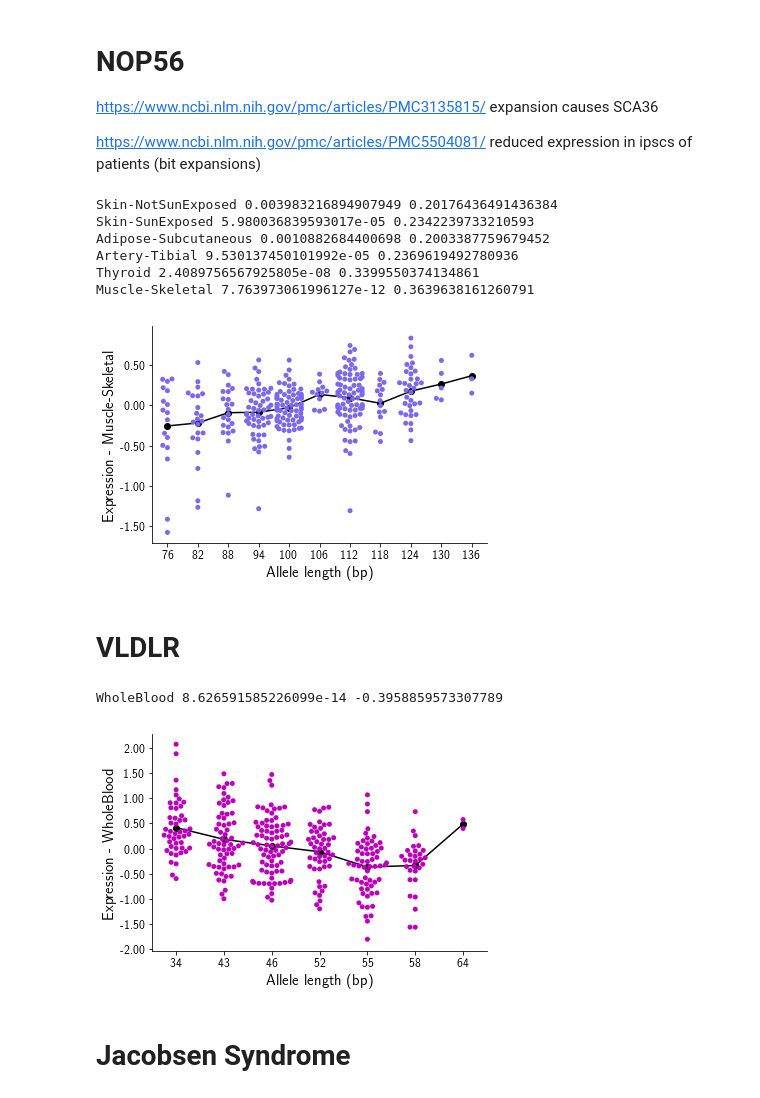
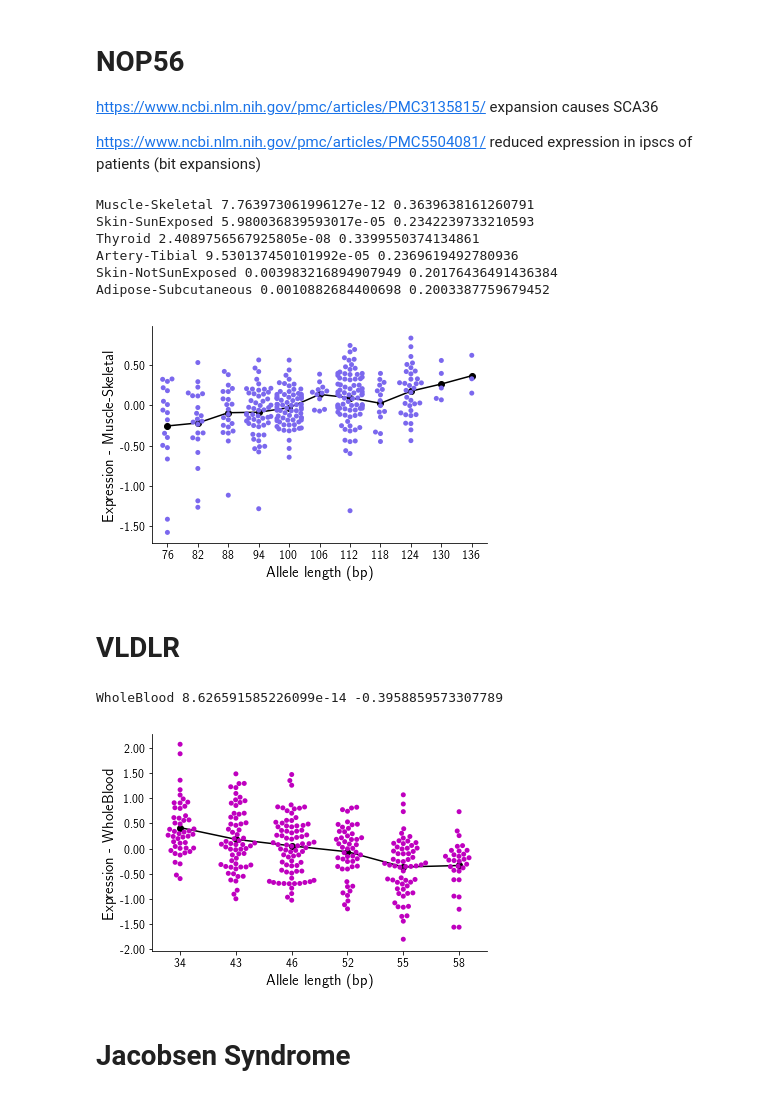
Before and after one commit to gymreklab/gtex-estrs-paper, a Jupyter notebook: Figures/eSTRLiteratureExamples.ipynb, the cells around one changed output. Saved outputs shown, nothing was run; the diff lists cells and outputs as text; code cells hidden in the pictures.

```diff
--- a/Figures/eSTRLiteratureExamples.ipynb
+++ b/Figures/eSTRLiteratureExamples.ipynb
@@ -99,15 +99,17 @@ def PlotESTR(gene, tissue, chrom, start, end, COLORS, fname=None):
     strgt = pd.read_csv("str_genotypes.tab", sep="\t", names=["sample","str"])
     strgt["sample"] = strgt["sample"].apply(lambda x: "-".join(x.split("-")[0:2]))
 
-    rmgts = []
-    for gt in sorted(list(set(strgt["str"]))):
-        if strgt[strgt["str"]==gt].shape[0] <3: rmgts.append(gt)
-    strgt = strgt[strgt["str"].apply(lambda x: x not in rmgts)]
 
     fig = plt.figure()
     ax = fig.add_subplot(111)
     expr = pd.read_csv("expr.tab", names=["sample","expr"])
     data = pd.merge(strgt, expr)
+
+    rmgts = []
+    for gt in sorted(list(set(data["str"]))):
+        if data[data["str"]==gt].shape[0] <3: rmgts.append(gt)
+    data = data[data["str"].apply(lambda x: x not in rmgts)]
+
     sns.swarmplot(x="str", y="expr", ax=ax, data=data, color=COLORS[tissue])
 
     means = data.groupby("str", as_index = False).agg({"expr": np.mean})
@@ -277,28 +279,28 @@ if SAVEPLOT: fname = os.path.join(RESULTSDIR, "SuppFig_Literature_NOP56.pdf")
 else: fname = None
 PlotESTR(gene, best_tissue, chrom, start, end, COLORS, fname=fname)
 # %% [output]
+Muscle-Skeletal 7.763973061996127e-12 0.3639638161260791
+Skin-SunExposed 5.980036839593017e-05 0.2342239733210593
+Thyroid 2.4089756567925805e-08 0.3399550374134861
+Artery-Tibial 9.530137450101992e-05 0.2369619492780936
 Skin-NotSunExposed 0.003983216894907949 0.20176436491436384
-Skin-SunExposed 5.980036839593017e-05 0.2342239733210593
 Adipose-Subcutaneous 0.0010882684400698 0.2003387759679452
-Artery-Tibial 9.530137450101992e-05 0.2369619492780936
-Thyroid 2.4089756567925805e-08 0.3399550374134861
-Muscle-Skeletal 7.763973061996127e-12 0.3639638161260791
 [figure]
 # %% [markdown]
 # VLDLR
 # %%
 gene = "ENSG00000147852.11"
 chrom = "chr9"
 start = 2622147
 end = 2622171
 
 best_tissue, best_p, best_beta = GetBestTissue(chrom, start, gene, data)
 if SAVEPLOT: fname = os.path.join(RESULTSDIR, "SuppFig_Literature_VLDLR.pdf")
 else: fname = None
-PlotESTR(gene, best_tissue, chrom, start, end, COLORS)
+PlotESTR(gene, best_tissue, chrom, start, end, COLORS, fname=fname)
 # %% [output]
 WholeBlood 8.626591585226099e-14 -0.3958859573307789
-[figure, old version]
+[figure, new version]
 # %% [markdown]
 # Jacobsen Syndrome
 # %%
```
Also changed, not shown: parts of 47 cells of this notebook, 7 other files.
